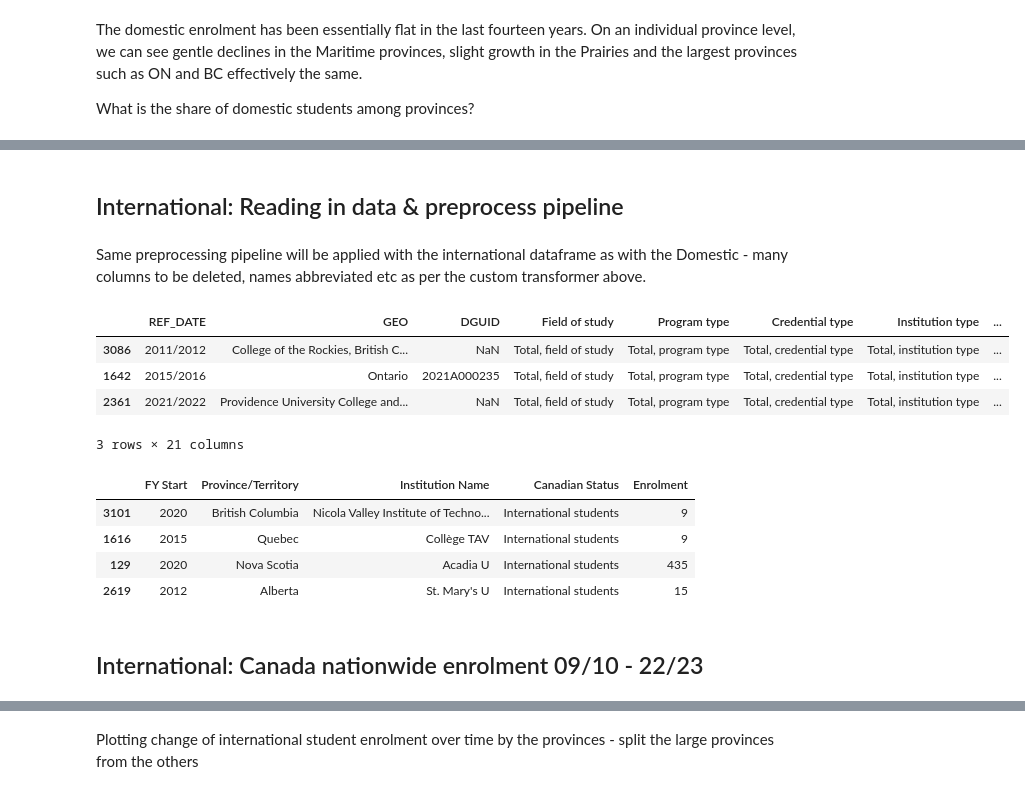
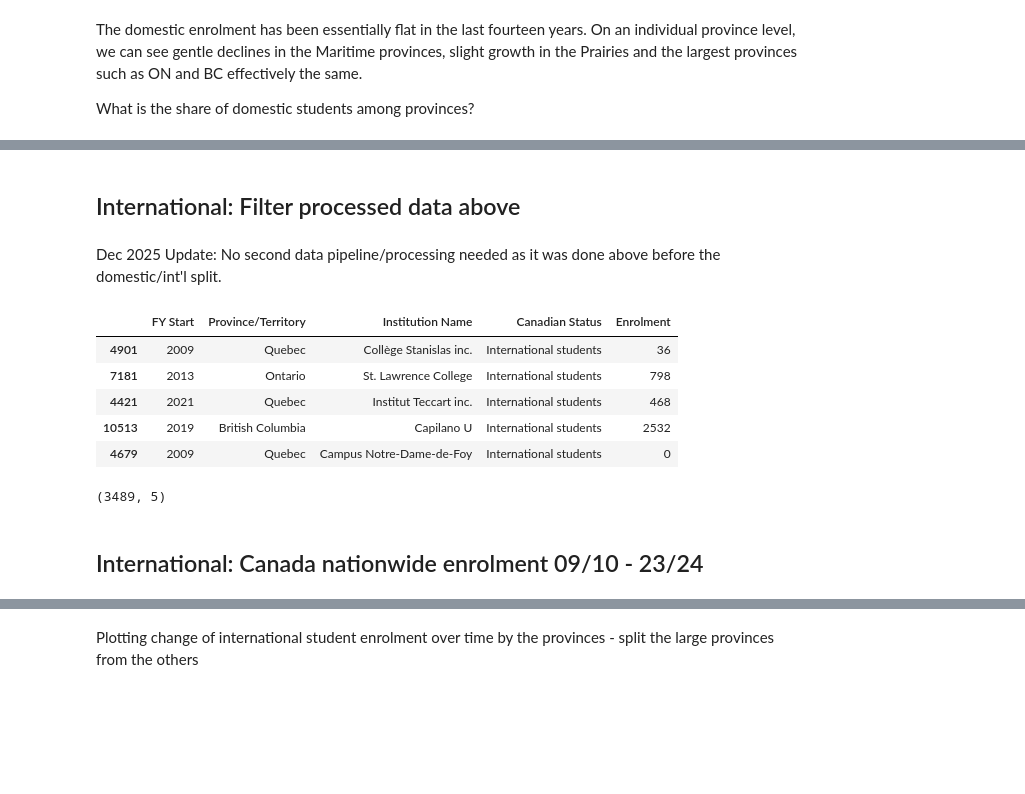
Before and after one commit to tjjdoherty/canadian-psi-project, a Jupyter notebook: domestic_intl.ipynb, the cells around one changed output, grey strips where cells are left out. Drawn from its saved outputs; the diff is of its cells as text; code cells hidden in the pictures; blank space fills up the shorter version.

```diff
--- a/domestic_intl.ipynb
+++ b/domestic_intl.ipynb
@@ -153,7 +186,7 @@ preprocess_pipeline = Pipeline(steps=[
 # %% [markdown]
 ### Apply the pipeline
 # %%
-processed_df = preprocess_pipeline.fit_transform(df)
+processed_df = preprocess_pipeline.fit_transform(df_new)
 # %%
 processed_df.sample(6)
 # %% [output]
@@ -437,6 +490,4 @@ for province in unique_provinces:
     # Show the figure
     fig.show()
 # %% [markdown]
-## International: Reading in data & preprocess pipeline
+## International: Filter processed data above
-# %% [markdown]
-Same preprocessing pipeline will be applied with the international dataframe as with the Domestic - many columns to be deleted, names abbreviated etc as per the custom transformer above.
@@ -446,8 +494,13 @@ df_intl = pd.read_csv("/Users/thomasdoherty/Desktop/canadian-psi-project/psi_dat
+# %% [markdown]
+Dec 2025 Update: No second data pipeline/processing needed as it was done above before the domestic/int'l split.
+# %%
+df_intl = processed_df[processed_df['Canadian Status'] == 'International students']
 # %%
-df_intl.sample(3)
+df_intl.sample(5)
 # %% [output]
-|  | REF_DATE | GEO | DGUID | Field of study | Program type | Credential type | Institution type | ... |
-| 3086 | 2011/2012 | College of the Rockies, British C... | NaN | Total, field of study | Total, program type | Total, credential type | Total, institution type | ... |
-| 1642 | 2015/2016 | Ontario | 2021A000235 | Total, field of study | Total, program type | Total, credential type | Total, institution type | ... |
-| 2361 | 2021/2022 | Providence University College and... | NaN | Total, field of study | Total, program type | Total, credential type | Total, institution type | ... |
+|  | FY Start | Province/Territory | Institution Name | Canadian Status | Enrolment |
+| 4901 | 2009 | Quebec | Collège Stanislas inc. | International students | 36 |
+| 7181 | 2013 | Ontario | St. Lawrence College | International students | 798 |
+| 4421 | 2021 | Quebec | Institut Teccart inc. | International students | 468 |
+| 10513 | 2019 | British Columbia | Capilano U | International students | 2532 |
+| 4679 | 2009 | Quebec | Campus Notre-Dame-de-Foy | International students | 0 |
-3 rows × 21 columns
@@ -456,12 +507,8 @@ processed_df_intl = preprocess_pipeline.fit_transform(df_intl)
-# %%
-processed_df_intl.sample(4)
-# %% [output]
-|  | FY Start | Province/Territory | Institution Name | Canadian Status | Enrolment |
-| 3101 | 2020 | British Columbia | Nicola Valley Institute of Techno... | International students | 9 |
-| 1616 | 2015 | Quebec | Collège TAV | International students | 9 |
-| 129 | 2020 | Nova Scotia | Acadia U | International students | 435 |
-| 2619 | 2012 | Alberta | St. Mary's U | International students | 15 |
+# %%
+df_intl.shape
+# %% [output]
+(3489, 5)
 # %% [markdown]
-## International: Canada nationwide enrolment 09/10 - 22/23
+## International: Canada nationwide enrolment 09/10 - 23/24
 # %%
 # filter the dataframe for Canada national records only
```
Also changed, not shown: parts of 54 cells of this notebook.
